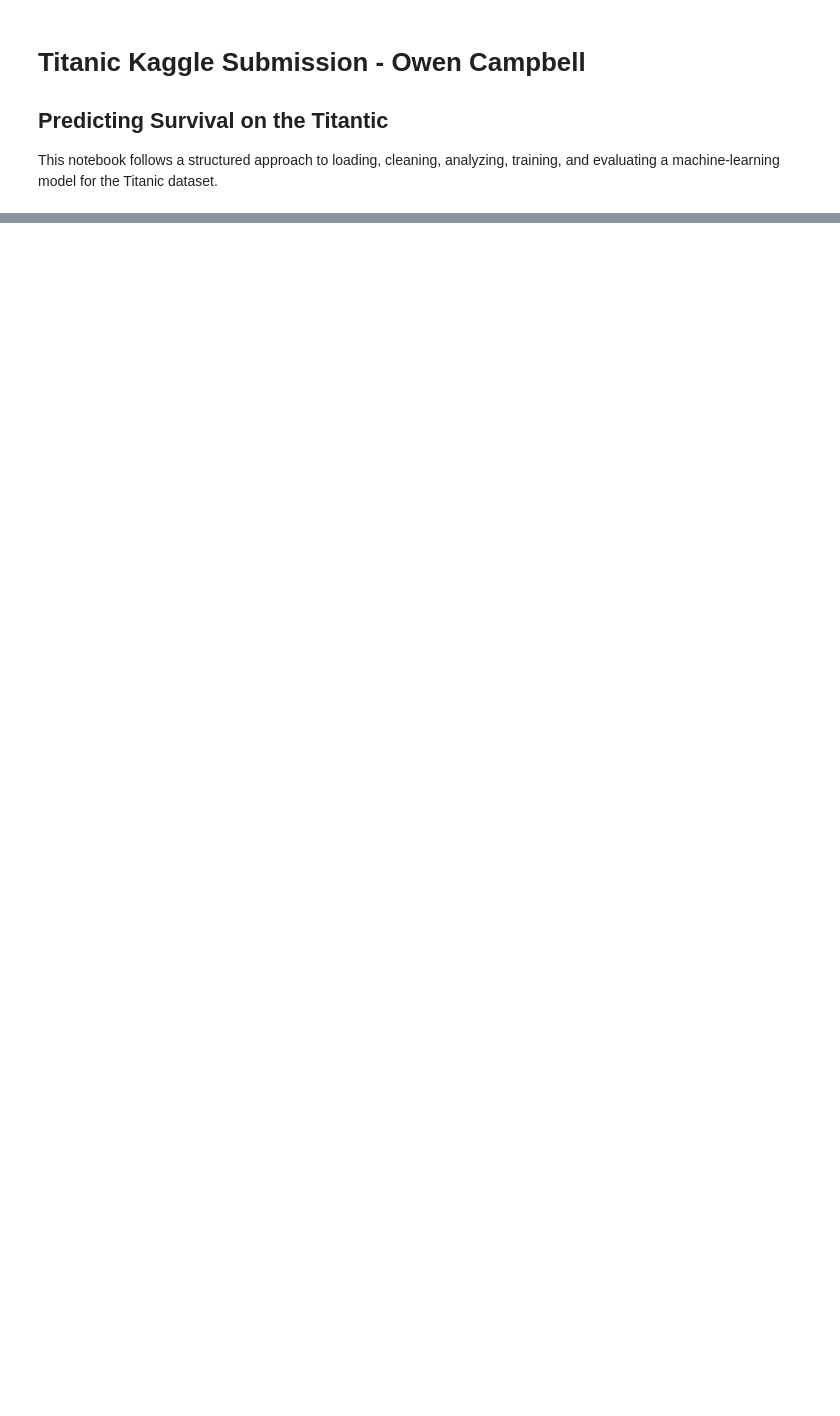
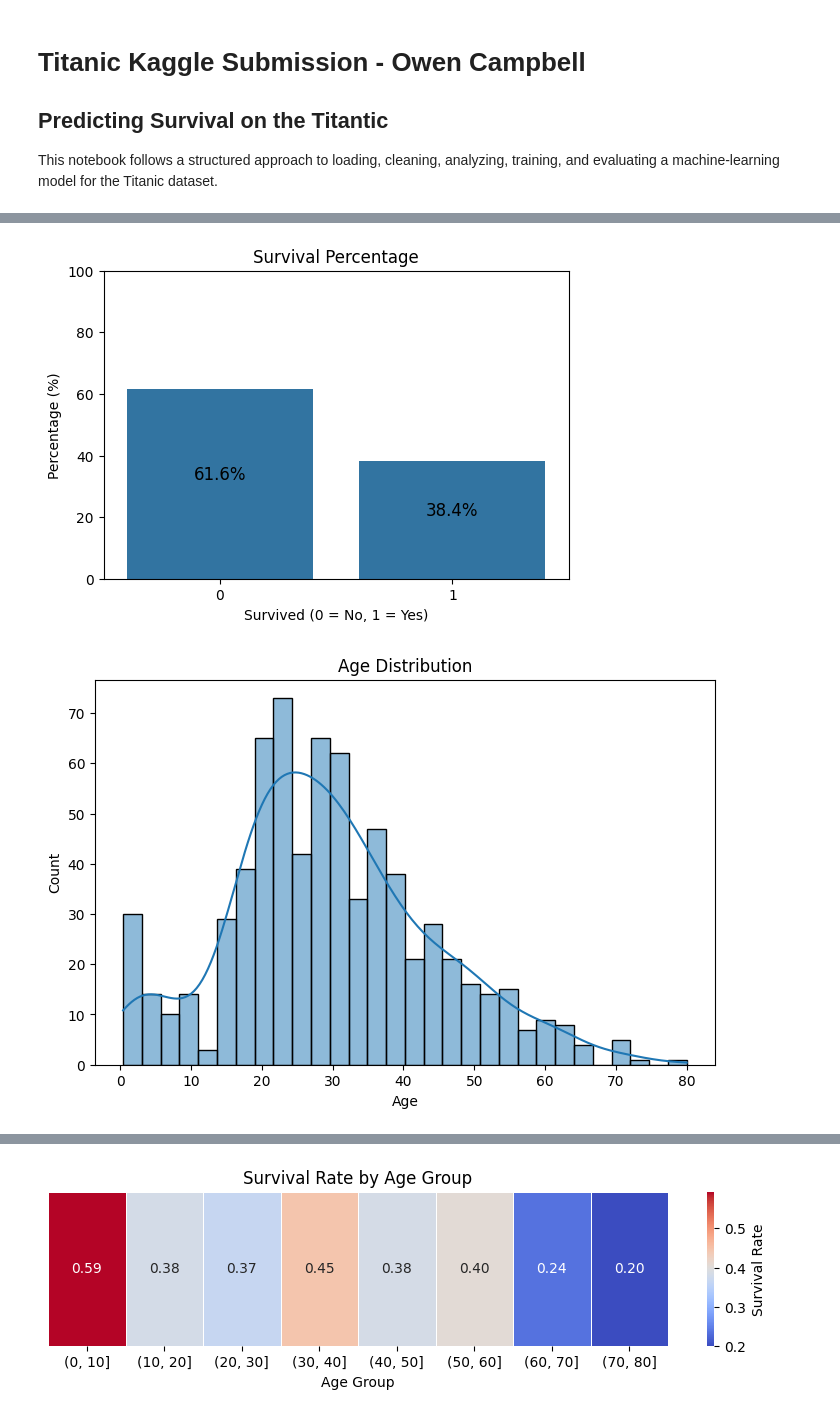
Before and after one commit to ocampbell378/Titanic-Survival-Prediction-Using-Machine-Learning, a Jupyter notebook: main.ipynb, the cells around one changed output, grey strips where cells are left out. Cells and saved outputs as stored; diff of their text form; code cells hidden in the pictures; blank space fills up the shorter version.

Commit message:
Completed initial EDA: added survival analysis, categorical comparisons, and correlation heatmaps

```diff
--- a/main.ipynb
+++ b/main.ipynb
@@ -43,0 +48,11 @@ Embarked         0
+# %%
+# Plot the charts and maps to show data distribution and survival correlations
+from scripts.eda import distribution_data, plot_categorical_survival, plot_survival_by_age, plot_survival_correlation
+train_df, test_df = load.load_data()
+distribution_data(train_df)
+plot_categorical_survival(train_df)
+plot_survival_by_age(train_df)
+plot_survival_correlation(train_df)
+# %% [output]
+[figure, added]
+[figure, added]
@@ -43,0 +64 @@ Embarked         0
+[figure, added]
```
Also changed, not shown: parts of 7 cells of this notebook, 5 other files.
